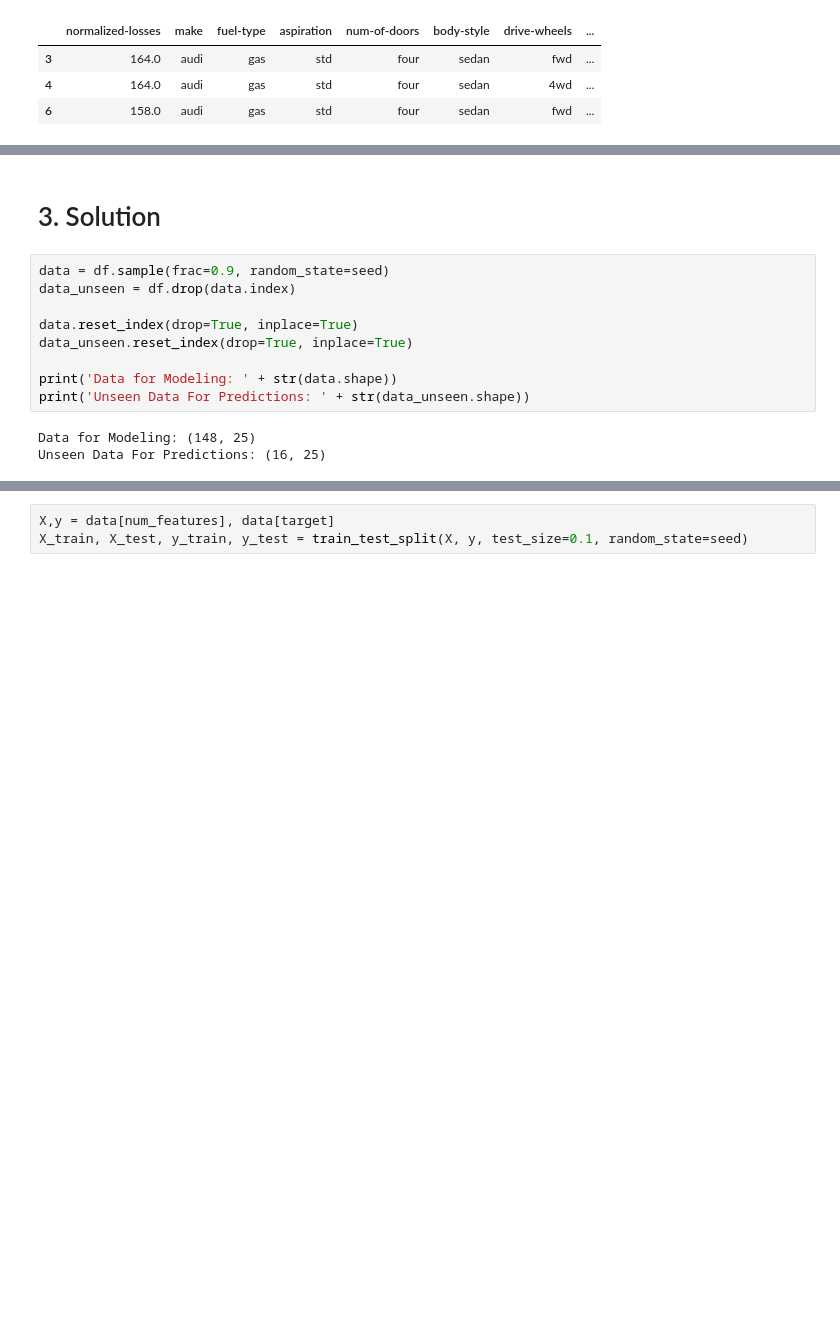
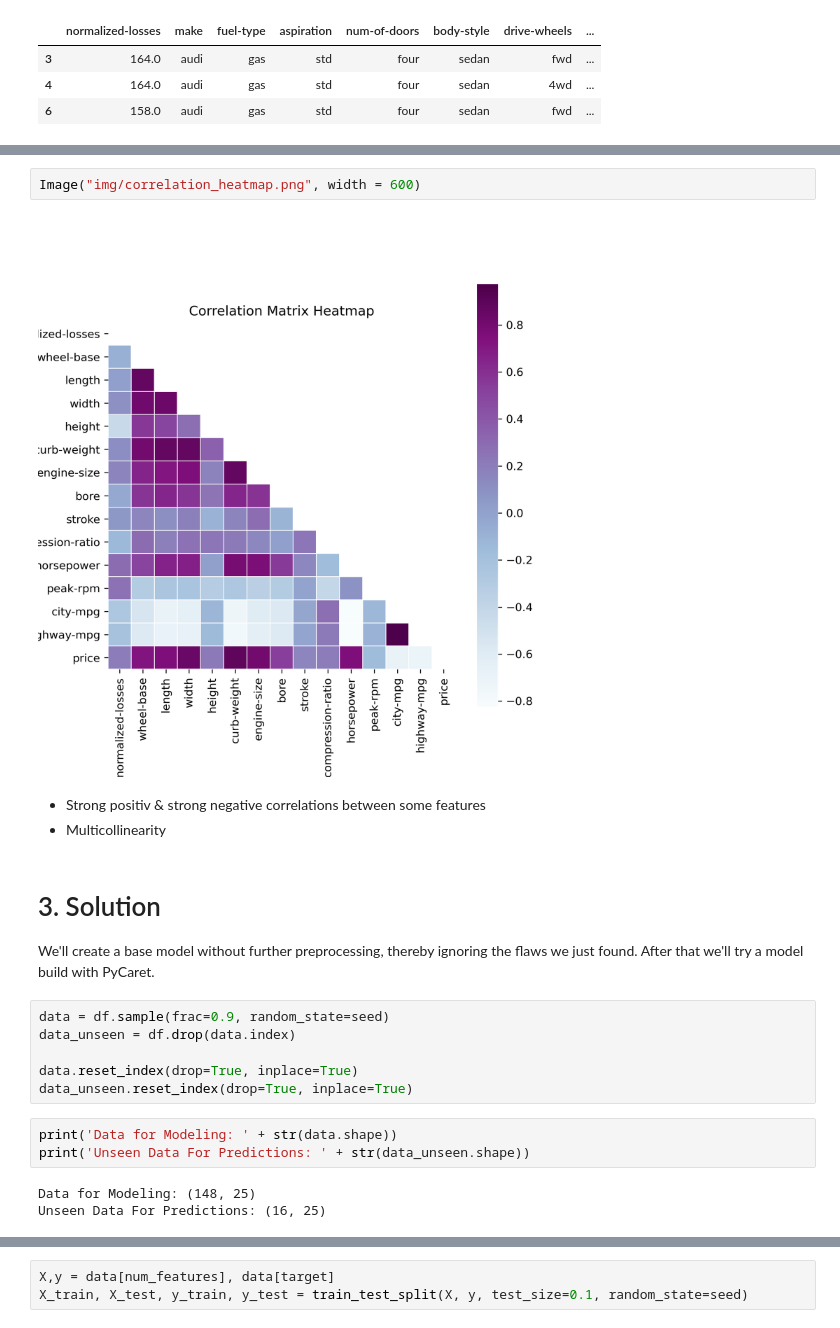
Before and after one commit to sekR4/Automobile, a Jupyter notebook: demo.ipynb, the cells around one changed output, grey strips where cells are left out. Saved outputs shown, nothing was run; the diff lists cells and outputs as text; blank space fills up the shorter version.

```diff
--- a/demo.ipynb
+++ b/demo.ipynb
@@ -63,15 +89,23 @@ plot_correlation(df)
+# %%
+Image("img/correlation_heatmap.png", width = 600)
+# %% [output]
+[figure, added]
+# %% [markdown]
+- Strong positiv & strong negative correlations between some features
+- Multicollinearity
 # %% [markdown]
 # 3. Solution
+We'll create a base model without further preprocessing, thereby ignoring the flaws we just found. After that we'll try a model build with PyCaret.
 # %%
 data = df.sample(frac=0.9, random_state=seed)
 data_unseen = df.drop(data.index)
 
 data.reset_index(drop=True, inplace=True)
 data_unseen.reset_index(drop=True, inplace=True)
-
-print('Data for Modeling: ' + str(data.shape))
-print('Unseen Data For Predictions: ' + str(data_unseen.shape))
-# %% [output]
-Data for Modeling: (148, 25)
-Unseen Data For Predictions: (16, 25)
+# %%
+print('Data for Modeling: ' + str(data.shape))
+print('Unseen Data For Predictions: ' + str(data_unseen.shape))
+# %% [output]
+Data for Modeling: (148, 25)
+Unseen Data For Predictions: (16, 25)
 # %% [markdown]
```
Also changed, not shown: parts of 61 cells of this notebook, 16 other files.
